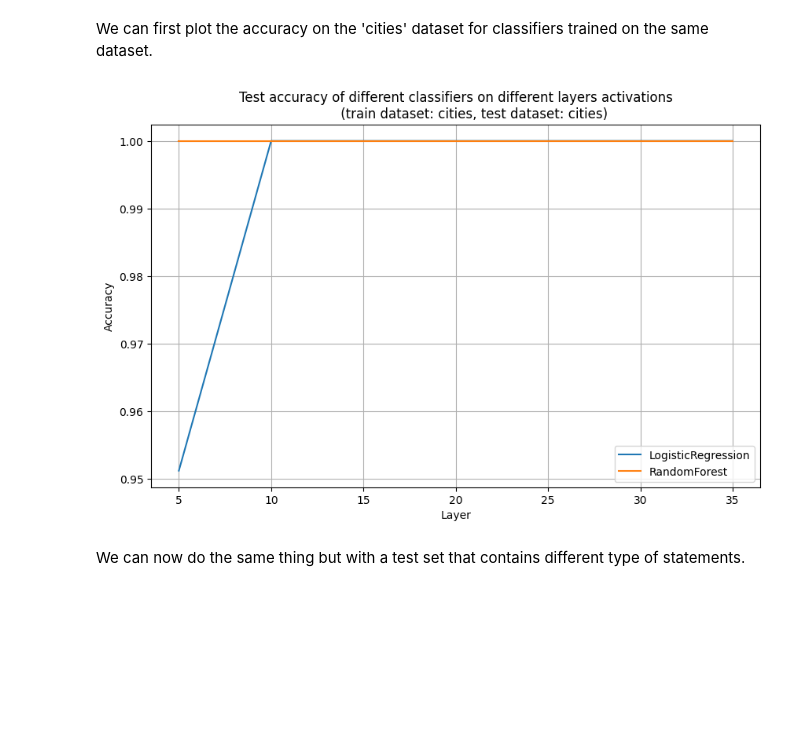
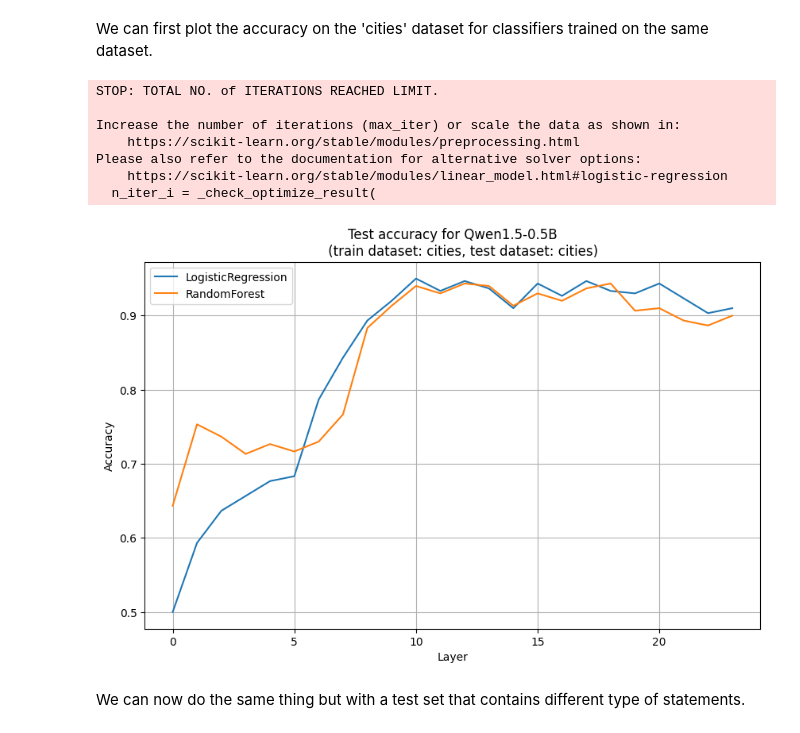
Before and after one commit to LouisCleriot/Latent-truth-detector, a Jupyter notebook: notebooks/classification.ipynb, the cells around one changed output. Cells and saved outputs as stored; diff of their text form; code cells hidden in the pictures; blank space fills up the shorter version.

```diff
--- a/notebooks/classification.ipynb
+++ b/notebooks/classification.ipynb
@@ -62,11 +55,13 @@ def get_accuracy(data, clf, random_state=42, nb_train=None, data_test=None, nb_t
 # %%
 from sklearn.linear_model import LogisticRegression
+from sklearn.model_selection import train_test_split
 
 
 nth = 10
-data = load_nth_layer_data(nth, 'cities')
+data = load_nth_layer_data(nth, 'cities', 'Qwen1.5-0.5B')
 
 clf = LogisticRegression(max_iter=1000)
-accuracy = get_accuracy(data, clf)
+x_train, x_test, y_train, y_test = train_test_split(data.drop(columns=['label', 'dataset']), data['label'], test_size=0.2)
+accuracy = get_accuracy(clf, x_train, y_train, x_test, y_test)
 print(f'Accuracy of {clf.__class__.__name__} on layer {nth} activations: {accuracy:.2f}')
 # %% [output]
@@ -75,12 +70,13 @@ Accuracy of LogisticRegression on layer 10 activations: 0.99
 We can also try to train a Random Forest classifier.
 # %%
 from sklearn.ensemble import RandomForestClassifier
+from sklearn.model_selection import train_test_split
 
 
 nth = 10
-data = load_nth_layer_data(nth, 'cities')
+data = load_nth_layer_data(nth, 'cities', 'Qwen1.5-0.5B')
 
 clf = RandomForestClassifier()
-accuracy = get_accuracy(data, clf)
+x_train, x_test, y_train, y_test = train_test_split(data.drop(columns=['label', 'dataset']), data['label'], test_size=0.2)
 print(f'Accuracy of {clf.__class__.__name__} on layer {nth} activations: {accuracy:.2f}')
 # %% [output]
@@ -92,36 +88,45 @@ We can first plot the accuracy on the 'cities' dataset for classifiers trained o
 # %%
 import matplotlib.pyplot as plt
 
+layers = list(range(0, 24))
+model = 'Qwen1.5-0.5B'
 
-def plot_accuracy(layers, clfs, train_dataset='cities', test_dataset=None):
-    accuracies = {clf.__class__.__name__: [] for clf in clfs}
+train_dataset = 'cities'
+test_dataset = 'cities'
 
-    for nth in layers:
-        data_train = load_nth_layer_data(nth, train_dataset)
-        if test_dataset is not None:
-            data_test = load_nth_layer_data(nth, test_dataset)
-        else:
-            data_test = None
-        for clf in clfs:
-            accuracy = get_accuracy(data_train, clf, data_test=data_test)
-            accuracies[clf.__class__.__name__].append(accuracy)
-
-    plt.figure(figsize=(10, 6))
-    for clf, acc in accuracies.items():
-        plt.plot(layers, acc, label=clf.replace('Classifier', ''))
-    plt.xlabel('Layer')
-    plt.ylabel('Accuracy')
-    plt.title(f'Test accuracy of different classifiers on different layers activations\n \
-        (train dataset: {train_dataset}, test dataset: {test_dataset})')
-    plt.legend()
-    plt.grid()
-    plt.show()
-
-layers = [5, 10, 18, 25, 35]
 clfs = [LogisticRegression(max_iter=1000), RandomForestClassifier()]
 
-plot_accuracy(layers, clfs, 'cities', 'cities')
+accuracies = {clf.__class__.__name__: [] for clf in clfs}
+
+for nth in layers:
+    train_data = load_nth_layer_data(nth, train_dataset, model)
+    x_train, x_test, y_train, y_test = train_test_split(train_data.drop(columns=['label', 'dataset']), train_data['label'], test_size=0.2)
+    if train_dataset != test_dataset:
+        test_data = load_nth_layer_data(nth, test_dataset, model)
+        _, x_test, _, y_test = train_test_split(test_data.drop(columns=['label', 'dataset']), test_data['label'], test_size=0.2)
+
+    for clf in clfs:
+        accuracy = get_accuracy(clf, x_train, y_train, x_test, y_test)
+        accuracies[clf.__class__.__name__].append(accuracy)
+
+plt.figure(figsize=(10, 6))
+for clf, acc in accuracies.items():
+    plt.plot(layers, acc, label=clf.replace('Classifier', ''))
+plt.xlabel('Layer')
+plt.ylabel('Accuracy')
+plt.title(f'Test accuracy for {model}\n \
+    (train dataset: {train_dataset}, test dataset: {test_dataset})')
+plt.legend()
+plt.grid()
+plt.show()
 # %% [output]
+STOP: TOTAL NO. of ITERATIONS REACHED LIMIT.
+
+Increase the number of iterations (max_iter) or scale the data as shown in:
+    https://scikit-learn.org/stable/modules/preprocessing.html
+Please also refer to the documentation for alternative solver options:
+    https://scikit-learn.org/stable/modules/linear_model.html#logistic-regression
+  n_iter_i = _check_optimize_result(
-[figure, old version]
+[figure, new version]
 # %% [markdown]
 We can now do the same thing but with a test set that contains different type of statements.
```
Also changed, not shown: parts of 19 cells of this notebook.
